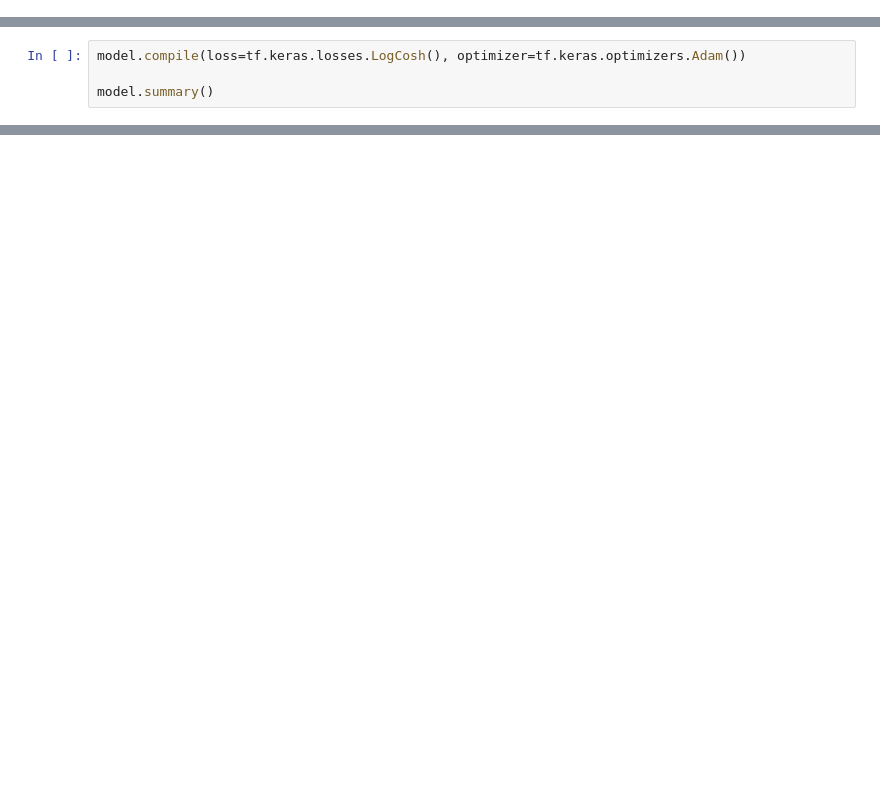
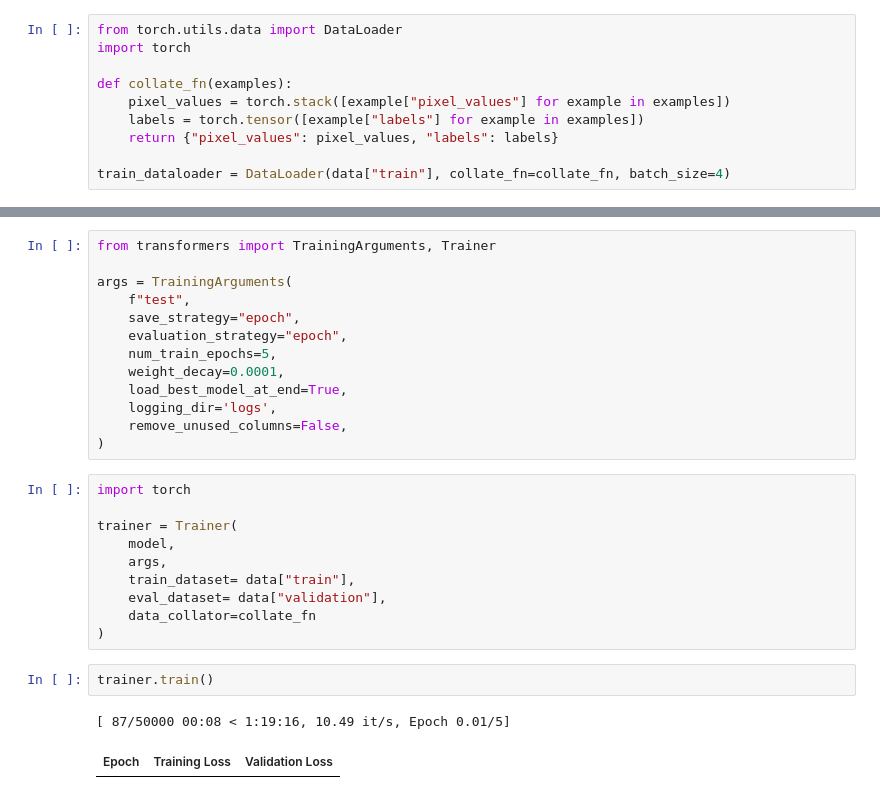
Before and after one commit to shubhagrawal30/ViT_weak_lensing, a Jupyter notebook: notebooks/hugging_face.ipynb, the cells around one changed output, grey strips where cells are left out. Drawn from its saved outputs; the diff is of its cells as text; blank space fills up the shorter version.

```diff
--- a/notebooks/hugging_face.ipynb
+++ b/notebooks/hugging_face.ipynb
@@ -68,0 +194,10 @@ x_test shape: (10000, 66, 66, 1) - y_test shape: (10000, 5)
+# %%
+from torch.utils.data import DataLoader
+import torch
+
+def collate_fn(examples):
+    pixel_values = torch.stack([example["pixel_values"] for example in examples])
+    labels = torch.tensor([example["labels"] for example in examples])
+    return {"pixel_values": pixel_values, "labels": labels}
+
+train_dataloader = DataLoader(data["train"], collate_fn=collate_fn, batch_size=4)
@@ -81,7 +236,3 @@ optimizer, lr_schedule = create_optimizer(
     weight_decay_rate=weight_decay_rate,
     num_warmup_steps=0,
 )
-# %%
-model.compile(loss=tf.keras.losses.LogCosh(), optimizer=tf.keras.optimizers.Adam())
-
-model.summary()
@@ -89,0 +252,28 @@ NameError: name 'model' is not defined
+# %%
+from transformers import TrainingArguments, Trainer
+
+args = TrainingArguments(
+    f"test",
+    save_strategy="epoch",
+    evaluation_strategy="epoch",
+    num_train_epochs=5,
+    weight_decay=0.0001,
+    load_best_model_at_end=True,
+    logging_dir='logs',
+    remove_unused_columns=False,
+)
+# %%
+import torch
+
+trainer = Trainer(
+    model,
+    args,
+    train_dataset= data["train"],
+    eval_dataset= data["validation"],
+    data_collator=collate_fn
+)
+# %%
+trainer.train()
+# %% [output]
+[ 87/50000 00:08 < 1:19:16, 10.49 it/s, Epoch 0.01/5]
+| Epoch | Training Loss | Validation Loss |
```
Also changed, not shown: parts of 22 cells of this notebook, 8 other files.
